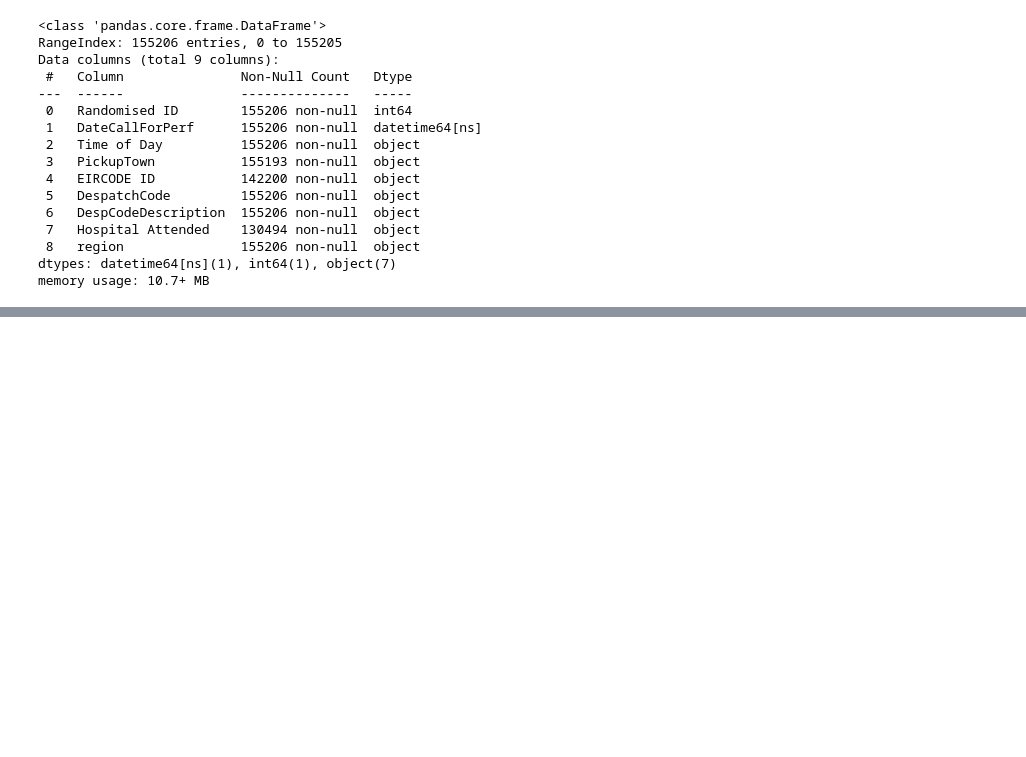
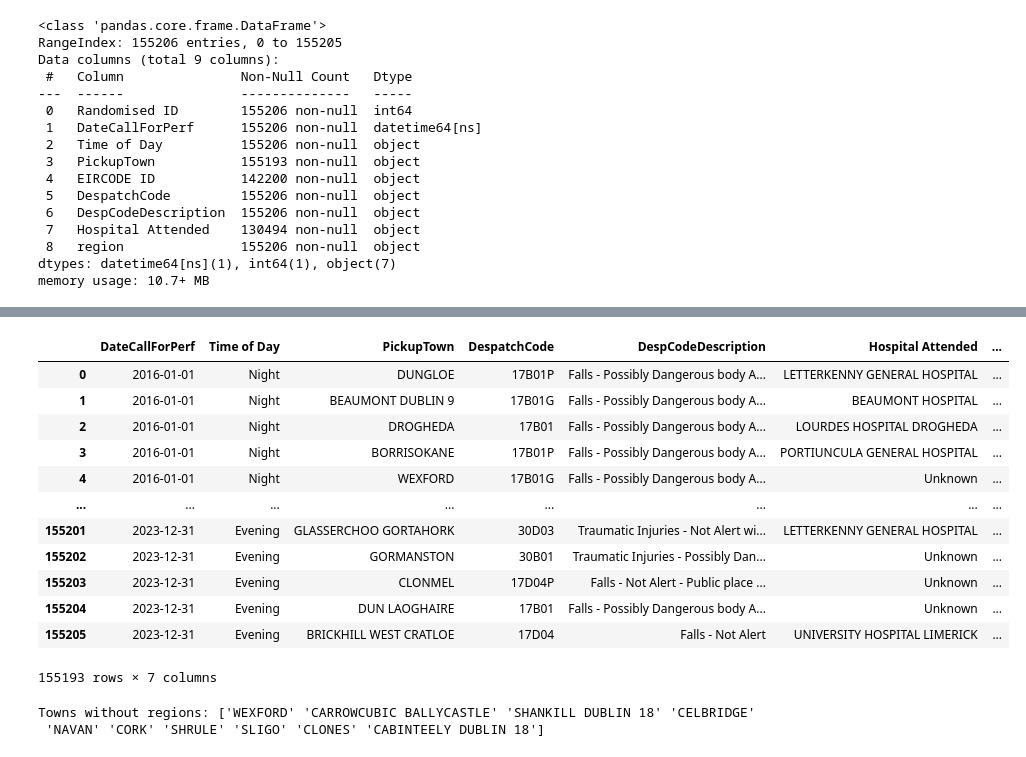
Before and after one commit to paulie57/ul_project_Msc_AI, a Jupyter notebook: data/nas/WEATHERED_nas_eda_clean.ipynb, the cells around one changed output, grey strips where cells are left out. Cells and saved outputs as stored; diff of their text form; code cells hidden in the pictures; blank space fills up the shorter version.

```diff
--- a/data/nas/WEATHERED_nas_eda_clean.ipynb
+++ b/data/nas/WEATHERED_nas_eda_clean.ipynb
@@ -558,7 +2103,28 @@ nas_df.drop(columns=["EIRCODE ID"], inplace=True)
 # %%
 nas_df.drop(columns=["Randomised ID"], inplace=True)
 # %%
-nas_df["PickupTown"] = nas_df["PickupTown"].fillna("Unknown")
+nas_df.dropna(subset=['PickupTown'])
+# %% [output]
+|  | DateCallForPerf | Time of Day | PickupTown | DespatchCode | DespCodeDescription | Hospital Attended | ... |
+| 0 | 2016-01-01 | Night | DUNGLOE | 17B01P | Falls - Possibly Dangerous body A... | LETTERKENNY GENERAL HOSPITAL | ... |
+| 1 | 2016-01-01 | Night | BEAUMONT DUBLIN 9 | 17B01G | Falls - Possibly Dangerous body A... | BEAUMONT HOSPITAL | ... |
+| 2 | 2016-01-01 | Night | DROGHEDA | 17B01 | Falls - Possibly Dangerous body A... | LOURDES HOSPITAL DROGHEDA | ... |
+| 3 | 2016-01-01 | Night | BORRISOKANE | 17B01P | Falls - Possibly Dangerous body A... | PORTIUNCULA GENERAL HOSPITAL | ... |
+| 4 | 2016-01-01 | Night | WEXFORD | 17B01G | Falls - Possibly Dangerous body A... | Unknown | ... |
+| ... | ... | ... | ... | ... | ... | ... | ... |
+| 155201 | 2023-12-31 | Evening | GLASSERCHOO GORTAHORK | 30D03 | Traumatic Injuries - Not Alert wi... | LETTERKENNY GENERAL HOSPITAL | ... |
+| 155202 | 2023-12-31 | Evening | GORMANSTON | 30B01 | Traumatic Injuries - Possibly Dan... | Unknown | ... |
+| 155203 | 2023-12-31 | Evening | CLONMEL | 17D04P | Falls - Not Alert - Public place ... | Unknown | ... |
+| 155204 | 2023-12-31 | Evening | DUN LAOGHAIRE | 17B01 | Falls - Possibly Dangerous body A... | Unknown | ... |
+| 155205 | 2023-12-31 | Evening | BRICKHILL WEST CRATLOE | 17D04 | Falls - Not Alert | UNIVERSITY HOSPITAL LIMERICK | ... |
+155193 rows × 7 columns
+# %%
+# Check some problematic examples
+unknown_regions = nas_df[nas_df['region'] == 'Unknown']
+print(f"Towns without regions: {unknown_regions['PickupTown'].unique()[:10]}")
+# %% [output]
+Towns without regions: ['WEXFORD' 'CARROWCUBIC BALLYCASTLE' 'SHANKILL DUBLIN 18' 'CELBRIDGE'
+ 'NAVAN' 'CORK' 'SHRULE' 'SLIGO' 'CLONES' 'CABINTEELY DUBLIN 18']
 # %%
 nas_df = nas_df.rename(columns={"DateCallForPerf": "date"})
 # %%
```
Also changed, not shown: parts of 18 cells of this notebook, 17 other files.
